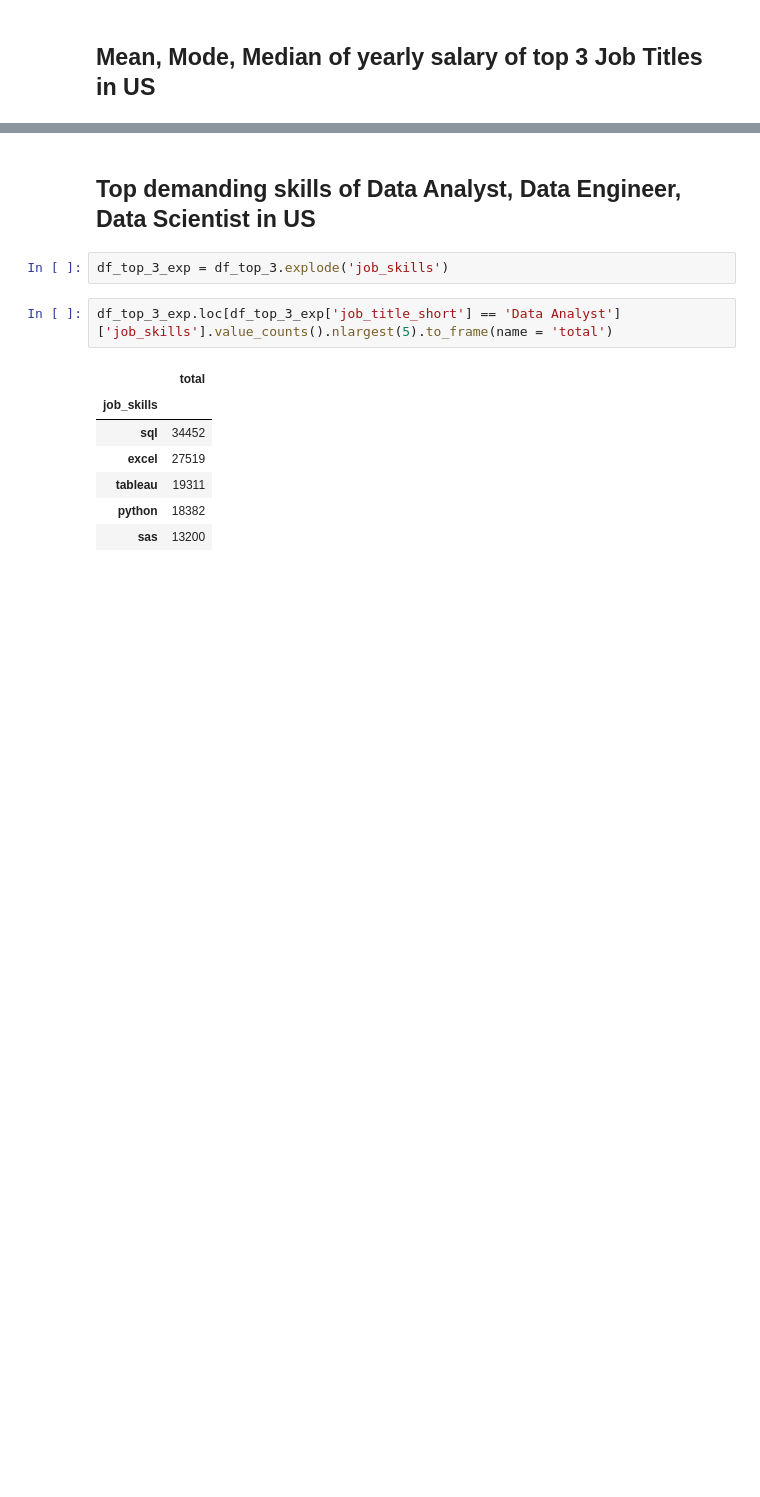
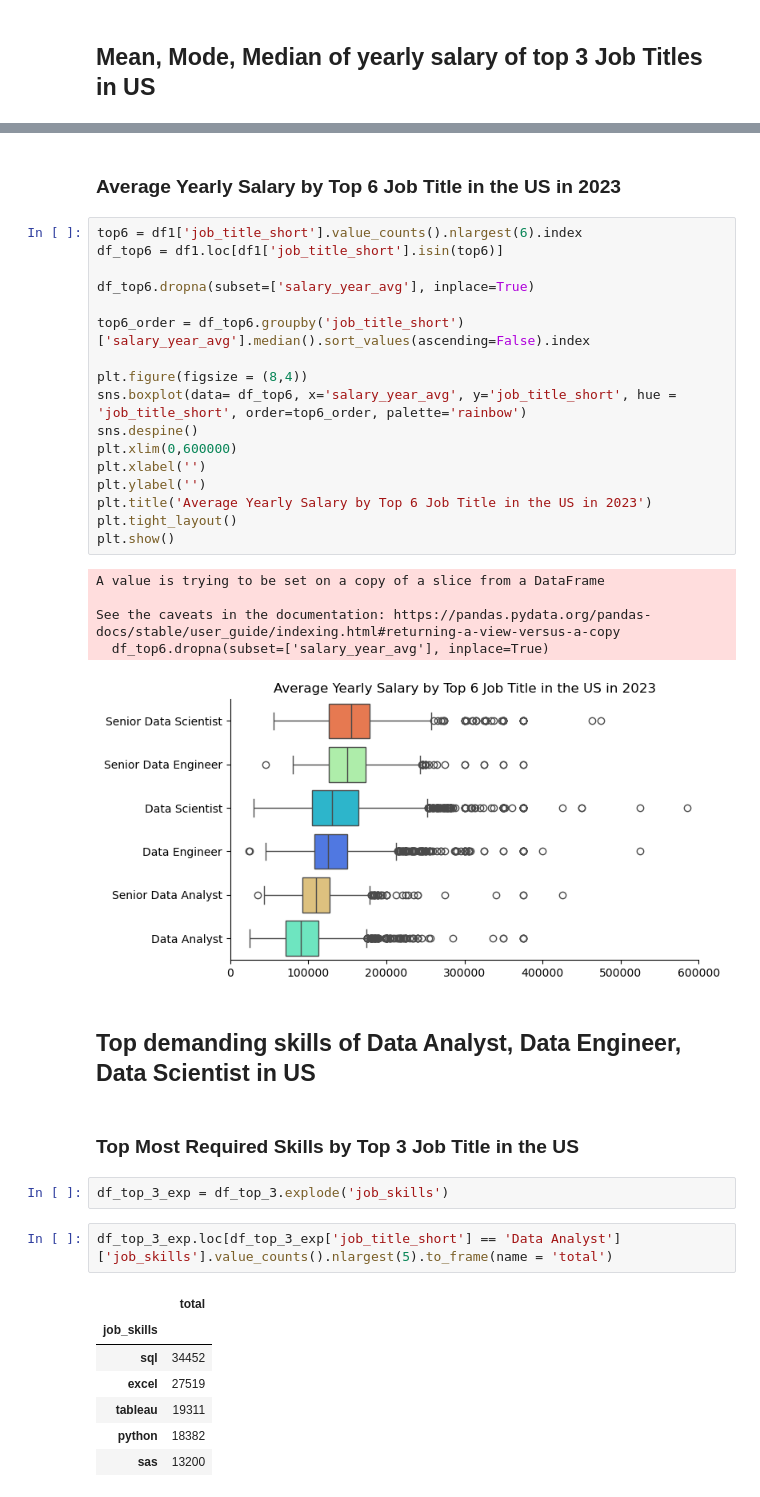
Before and after one commit to DiiNguyen/Job-Postings-Analysis, a Jupyter notebook: project_youtube/project.ipynb, the cells around one changed output, grey strips where cells are left out. Drawn from its saved outputs; the diff is of its cells as text; blank space fills up the shorter version.

```diff
--- a/project_youtube/project.ipynb
+++ b/project_youtube/project.ipynb
@@ -261,5 +218,32 @@ Passing `palette` without assigning `hue` is deprecated and will be removed in v
+# %% [markdown]
+### Average Yearly Salary by Top 6 Job Title in the US in 2023
+# %%
+top6 = df1['job_title_short'].value_counts().nlargest(6).index
+df_top6 = df1.loc[df1['job_title_short'].isin(top6)]
+
+df_top6.dropna(subset=['salary_year_avg'], inplace=True)
+
+top6_order = df_top6.groupby('job_title_short')['salary_year_avg'].median().sort_values(ascending=False).index
+
+plt.figure(figsize = (8,4))
+sns.boxplot(data= df_top6, x='salary_year_avg', y='job_title_short', hue = 'job_title_short', order=top6_order, palette='rainbow')
+sns.despine()
+plt.xlim(0,600000)
+plt.xlabel('')
+plt.ylabel('')
+plt.title('Average Yearly Salary by Top 6 Job Title in the US in 2023')
+plt.tight_layout()
+plt.show()
+# %% [output]
+A value is trying to be set on a copy of a slice from a DataFrame
+
+See the caveats in the documentation: https://pandas.pydata.org/pandas-docs/stable/user_guide/indexing.html#returning-a-view-versus-a-copy
+  df_top6.dropna(subset=['salary_year_avg'], inplace=True)
+[figure, added]
 # %% [markdown]
 ## Top demanding skills of Data Analyst, Data Engineer, Data Scientist in US
+# %% [markdown]
+### Top Most Required Skills by Top 3 Job Title in the US
 # %%
 df_top_3_exp = df_top_3.explode('job_skills')
 # %%
```
Also changed, not shown: parts of 28 cells of this notebook, 7 other files.
